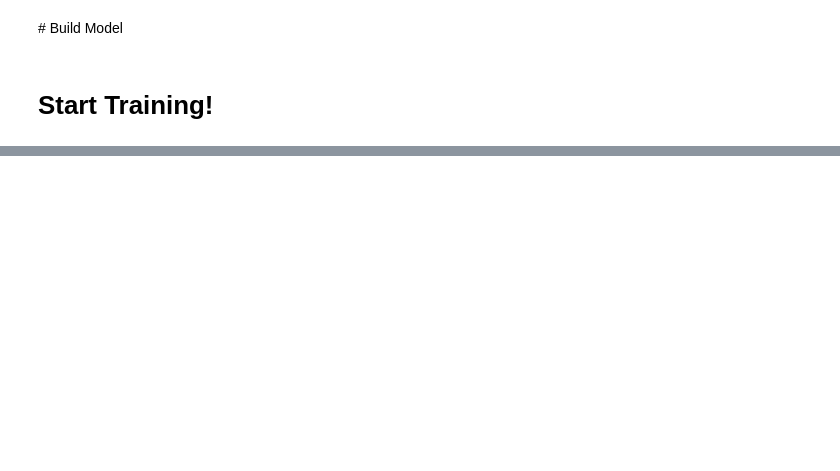
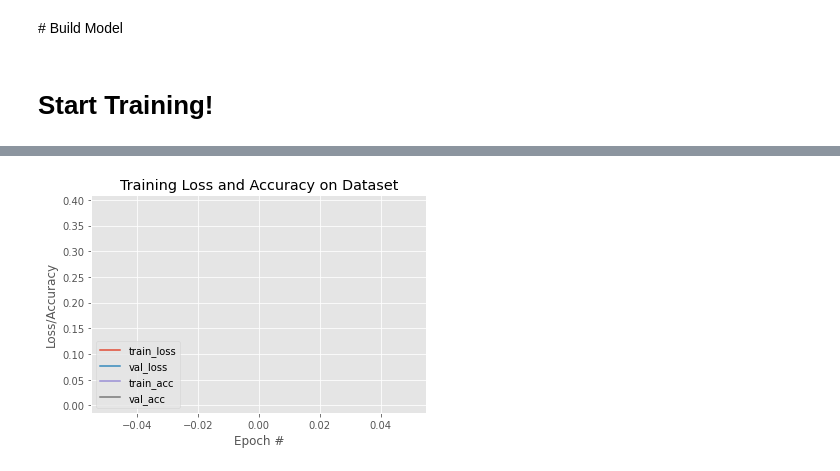
Before and after one commit to jb-apps/ocr, a Jupyter notebook: Build and train model.ipynb, the cells around one changed output, grey strips where cells are left out. Cells and saved outputs as stored; diff of their text form; code cells hidden in the pictures; blank space fills up the shorter version.

```diff
--- a/Build and train model.ipynb
+++ b/Build and train model.ipynb
@@ -245,0 +250,46 @@ TypeError: pool_2d() got an unexpected keyword argument 'ws'
+# %%
+def plot_auc(t_y, p_y):
+    ## Hint: can use scikit-learn's built in functions here like roc_curve
+    fig, c_ax = plt.subplots(1,1, figsize = (9,9))
+    fpr, tpr, thresholds = roc_curve(t_y, p_y)
+
+    c_ax.plot(fpr, tpr, label = '%s (AUC:%0.2f)' % ('Pneumonia', auc(fpr, tpr)))
+    c_ax.legend()
+    c_ax.set_xlabel('False Positive Rate')
+    c_ax.set_ylabel('True Positive Rate')
+
+
+## what other performance statistics do you want to include here besides AUC?
+
+def plot_precision_recall_curve(t_y, p_y):
+    fig, c_ax = plt.subplots(1,1, figsize = (9,9))
+    precision, recall, tresholds = precision_recall_curve(t_y, p_y)
+
+    c_ax.plot(recall, precision, label = '%s (AP score:%0.2f)' % ('Pneumonia', average_precision_score(t_y, p_y)))
+    c_ax.legend()
+    c_ax.set_xlabel('Recall')
+    c_ax.set_ylabel('Precision')
+    return precision, recall, tresholds
+
+# function to calculate the F1 score
+def  calc_f1(prec,recall):
+    return 2*(prec*recall)/(prec+recall)
+
+#Also consider plotting the history of your model training:
+
+def plot_history(history):
+    N = len(history.history["loss"])
+    plt.style.use("ggplot")
+    plt.figure()
+    plt.plot(np.arange(0, N), history.history["loss"], label="train_loss")
+    plt.plot(np.arange(0, N), history.history["val_loss"], label="val_loss")
+    plt.plot(np.arange(0, N), history.history["accuracy"], label="train_acc")
+    plt.plot(np.arange(0, N), history.history["val_accuracy"], label="val_acc")
+    plt.title("Training Loss and Accuracy on Dataset")
+    plt.xlabel("Epoch #")
+    plt.ylabel("Loss/Accuracy")
+    plt.legend(loc="lower left")
+# %%
+plot_history(history)
+# %% [output]
+[figure, added]
```
Also changed, not shown: parts of 26 cells of this notebook.
